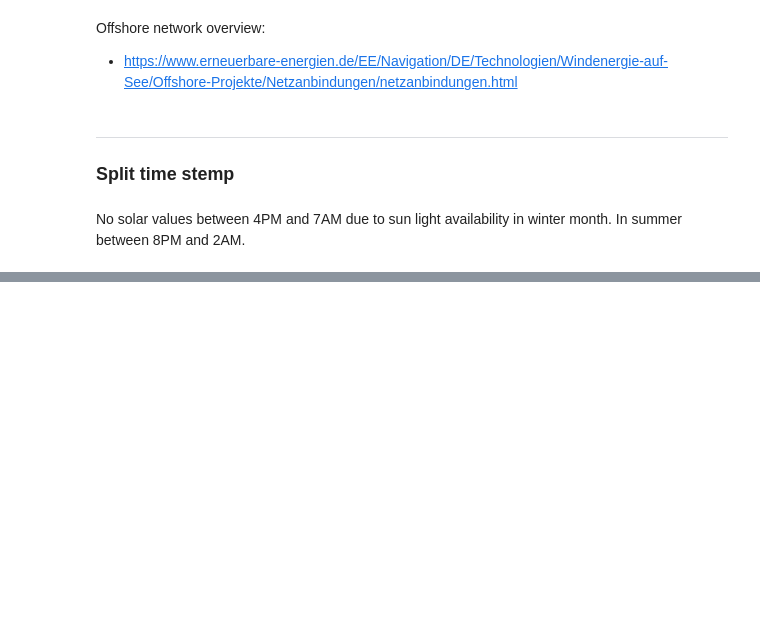
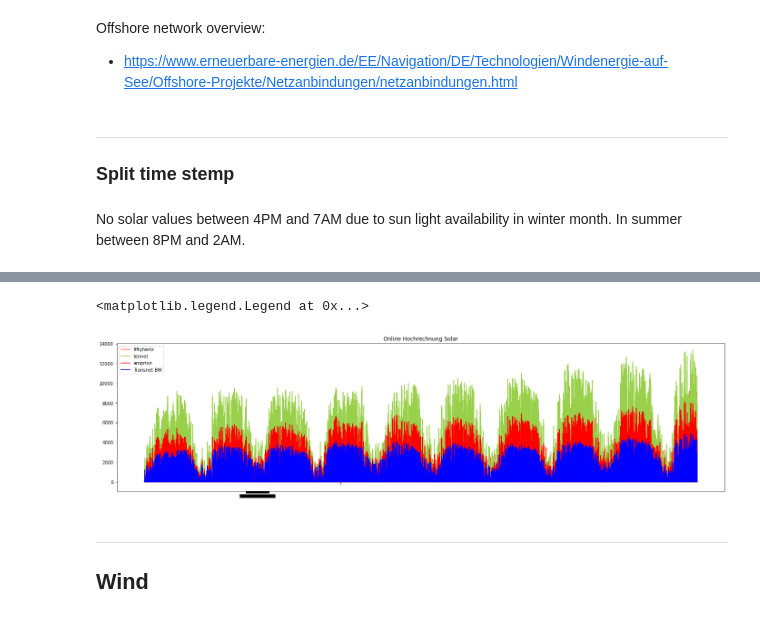
Before and after one commit to Windbenders/capstone_energy, a Jupyter notebook: notebooks/notebook_Katrin.ipynb, the cells around one changed output, grey strips where cells are left out. Drawn from its saved outputs; the diff is of its cells as text; code cells hidden in the pictures; blank space fills up the shorter version.

```diff
--- a/notebooks/notebook_Katrin.ipynb
+++ b/notebooks/notebook_Katrin.ipynb
@@ -483,6 +272,7 @@ ohr_solar['day'] = pd.to_datetime(ohr_solar['dt_start_utc']).dt.day
 ohr_solar['hour'] = pd.to_datetime(ohr_solar['dt_start_utc']).dt.hour
 ohr_solar['minute'] = pd.to_datetime(ohr_solar['dt_start_utc']).dt.minute
 ohr_solar['seconds'] = pd.to_datetime(ohr_solar['dt_start_utc']).dt.second
+ohr_solar['date']=pd.to_datetime(ohr_solar['dt_start_utc']).dt.date
 # %%
 ohr_woff['year'] = pd.to_datetime(ohr_woff['dt_start_utc']).dt.year
 ohr_woff['month'] = pd.to_datetime(ohr_woff['dt_start_utc']).dt.month
@@ -543,0 +317,17 @@ ohr_won.head(10)
+# %%
+    # Plot the statistics
+plt.figure(figsize=(24,6))
+plt.plot(ohr_solar['fiftyhertz'], color='#FF5A36', label='fiftyhertz')
+plt.plot(ohr_solar['tennet'], color='#99D04A',label='tennet')
+plt.plot(ohr_solar['amprion'], color='red',label='amprion')
+plt.plot(ohr_solar['transnetbw'], color='blue',label='Transnet BW')
+plt.xticks(ohr_solar['date'])
+plt.title('Online Hochrechnung Solar')
+plt.legend(loc='best')
+# %% [output]
+<matplotlib.legend.Legend at 0x...>
+[figure, added]
+# %% [markdown]
+---
+
+## __Wind__
```
Also changed, not shown: parts of 69 cells of this notebook.
